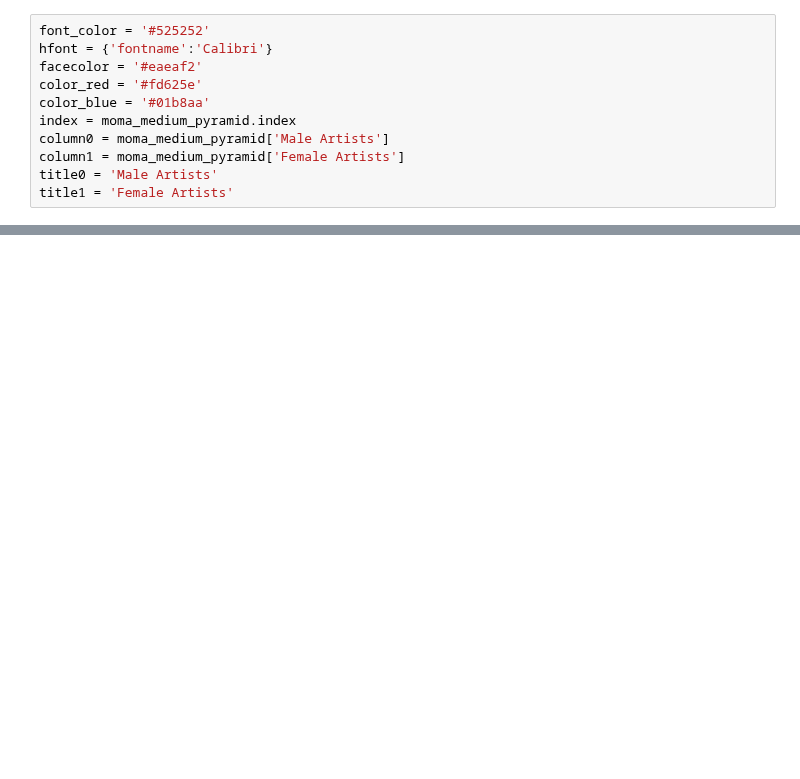
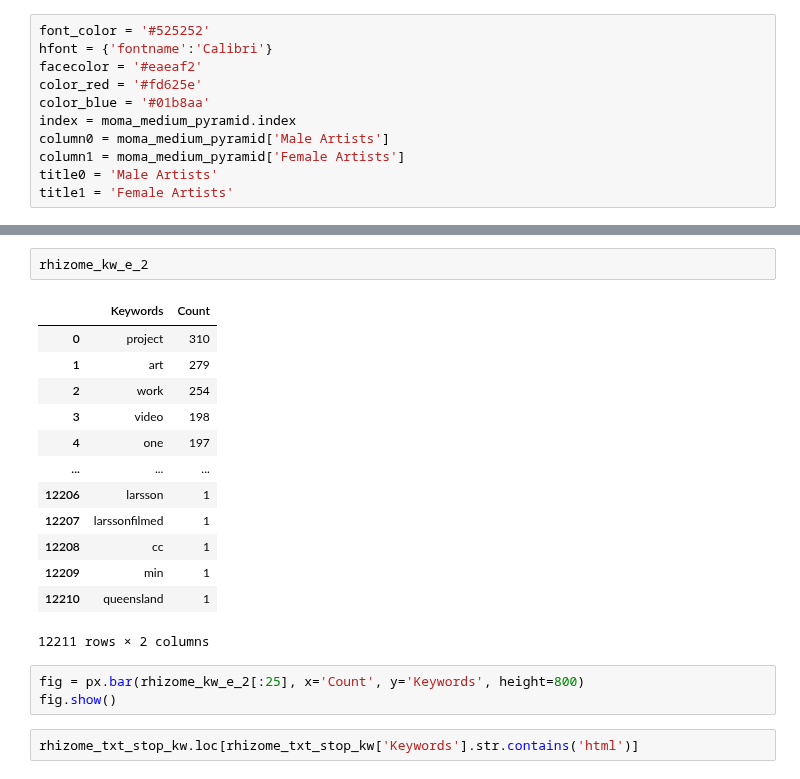
Before and after one commit to laurentfintoni/Net-Art-Rev, a Jupyter notebook: Lo_Viz.ipynb, the cells around one changed output, grey strips where cells are left out. Cells and saved outputs as stored; diff of their text form; blank space fills up the shorter version.

```diff
--- a/Lo_Viz.ipynb
+++ b/Lo_Viz.ipynb
@@ -244,0 +252,21 @@ plt.subplots_adjust(wspace=0, top=0.85, bottom=0.1, left=0.18, right=0.95)
+# %%
+rhizome_kw_e_2
+# %% [output]
+|  | Keywords | Count |
+| 0 | project | 310 |
+| 1 | art | 279 |
+| 2 | work | 254 |
+| 3 | video | 198 |
+| 4 | one | 197 |
+| ... | ... | ... |
+| 12206 | larsson | 1 |
+| 12207 | larssonfilmed | 1 |
+| 12208 | cc | 1 |
+| 12209 | min | 1 |
+| 12210 | queensland | 1 |
+12211 rows × 2 columns
+# %%
+fig = px.bar(rhizome_kw_e_2[:25], x='Count', y='Keywords', height=800)
+fig.show()
+# %%
+rhizome_txt_stop_kw.loc[rhizome_txt_stop_kw['Keywords'].str.contains('html')]
```
Also changed, not shown: parts of 20 cells of this notebook, 3 other files.
